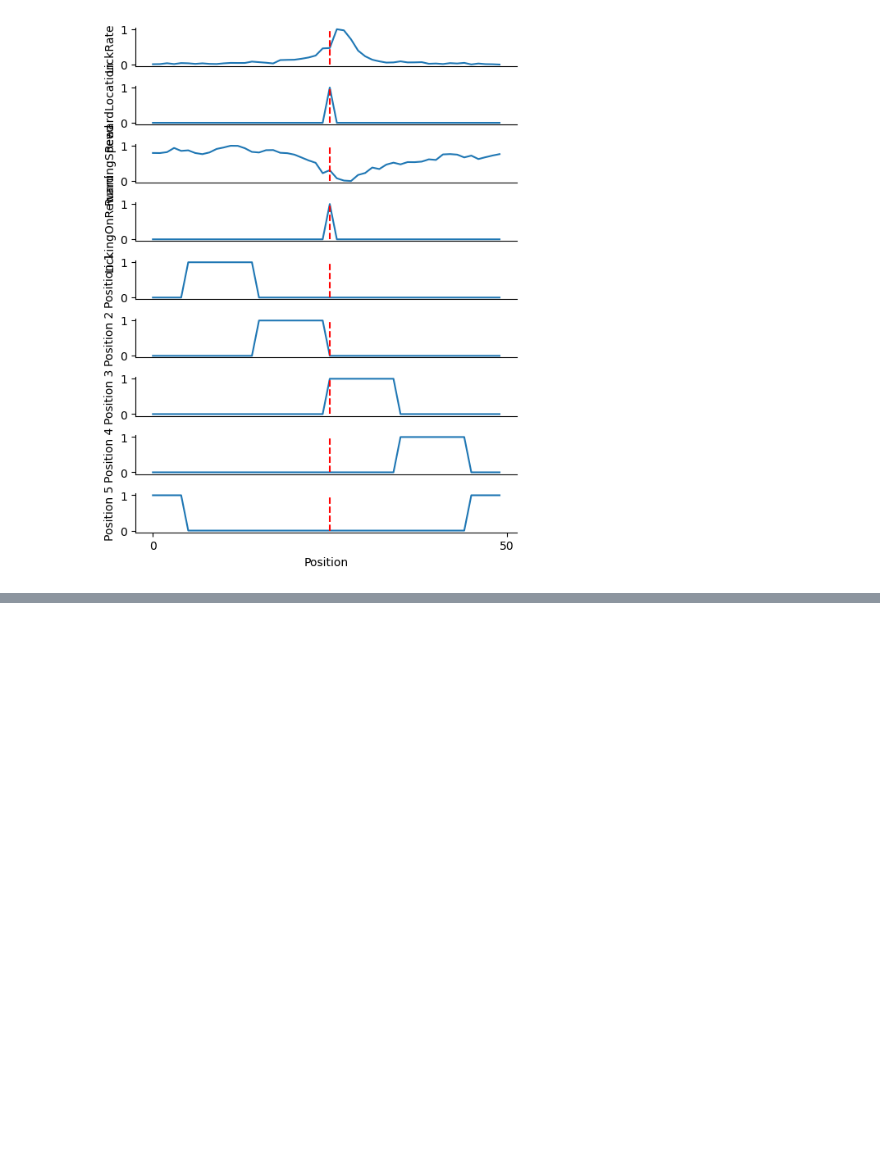
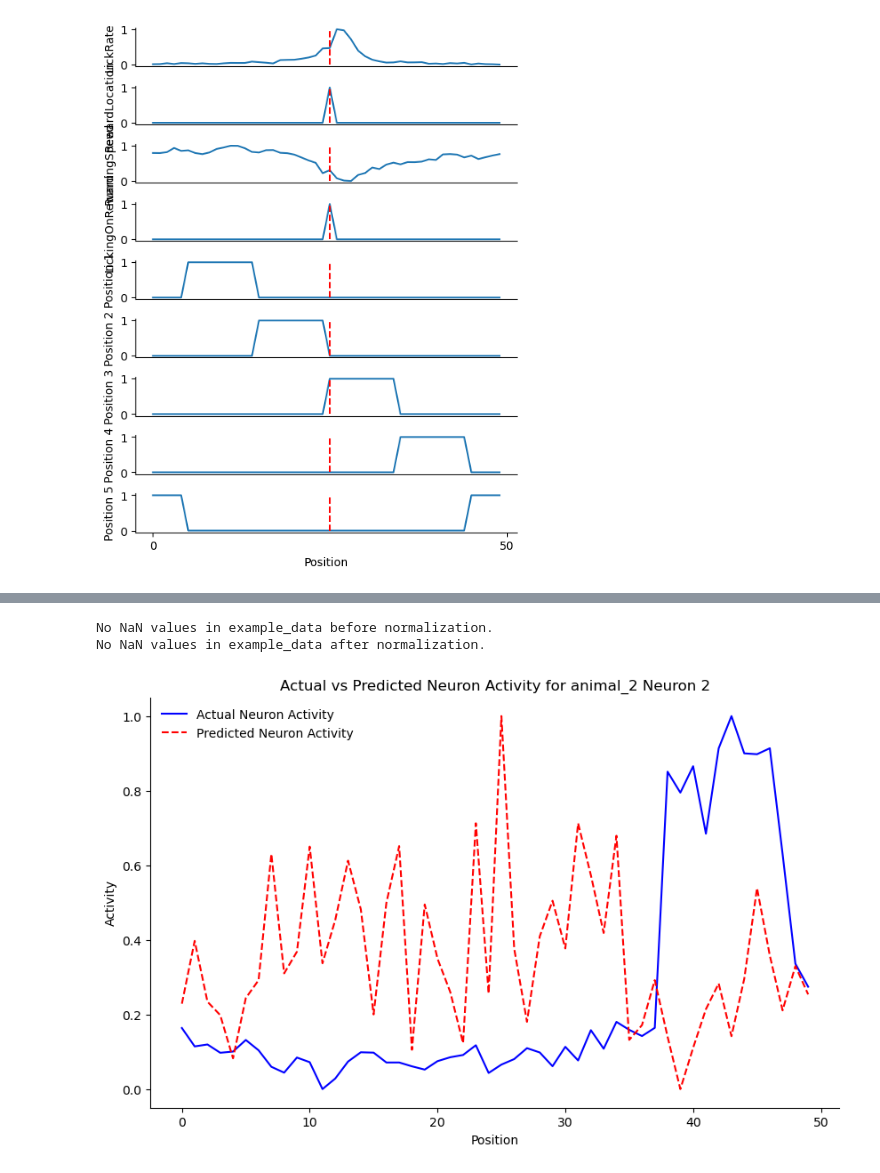
Before and after one commit to Milstein-Lab/CA1-interneuron-GLM, a Jupyter notebook: GLM_analysis.ipynb, the cells around one changed output, grey strips where cells are left out. Drawn from its saved outputs; the diff is of its cells as text; code cells hidden in the pictures; blank space fills up the shorter version.

```diff
--- a/GLM_analysis.ipynb
+++ b/GLM_analysis.ipynb
@@ -153,0 +232,54 @@ plt.barh(variable_list[1:], GLM_params['animal_1'][neuron_nr]['weights'])
+# %%
+
+example_neuron = 2
+example_animal = 'animal_2'
+
+
+example_trial_number = 1
+example_data = reorganized_data[example_animal][example_neuron][:, :, example_trial_number]
+
+
+if np.isnan(example_data).any():
+    print("NaN values found in example_data before normalization.")
+else:
+    print("No NaN values in example_data before normalization.")
+
+# normalization
+example_data = (example_data - np.nanmin(example_data, axis=0)) / (np.nanmax(example_data, axis=0) - np.nanmin(example_data, axis=0))
+
+
+if np.isnan(example_data).any():
+    print("NaN values found in example_data after normalization.")
+else:
+    print("No NaN values in example_data after normalization.")
+
+
+
+example_neuron_activity = example_data[:, 0]  # Neuron activity
+example_variables = example_data[:, 1:]       # Other variables
+
+# remove any rows with NaN values in example_variables
+nan_mask = ~np.isnan(example_variables).any(axis=1)
+example_neuron_activity = example_neuron_activity[nan_mask]
+example_variables = example_variables[nan_mask]
+
+glm_model = GLM_params[example_animal][example_neuron]['model']
+predicted_activity = glm_model.predict(example_variables)
+
+#normalize the glm data so that it looks similar to actual data
+predicted_activity_normalized = (predicted_activity - np.min(predicted_activity)) / (np.max(predicted_activity) - np.min(predicted_activity))
+
+
+
+fig, ax = plt.subplots(figsize=(10, 6))
+ax.plot(example_neuron_activity, label='Actual Neuron Activity', color='blue')
+ax.plot(predicted_activity_normalized, label='Predicted Neuron Activity', color='red', linestyle='--')
+ax.set_title(f'Actual vs Predicted Neuron Activity for {example_animal} Neuron {example_neuron}')
+ax.set_xlabel('Position')
+ax.set_ylabel('Activity')
+ax.legend()
+plt.show()
+# %% [output]
+No NaN values in example_data before normalization.
+No NaN values in example_data after normalization.
+[figure, added]
```
Also changed, not shown: parts of 10 cells of this notebook.
